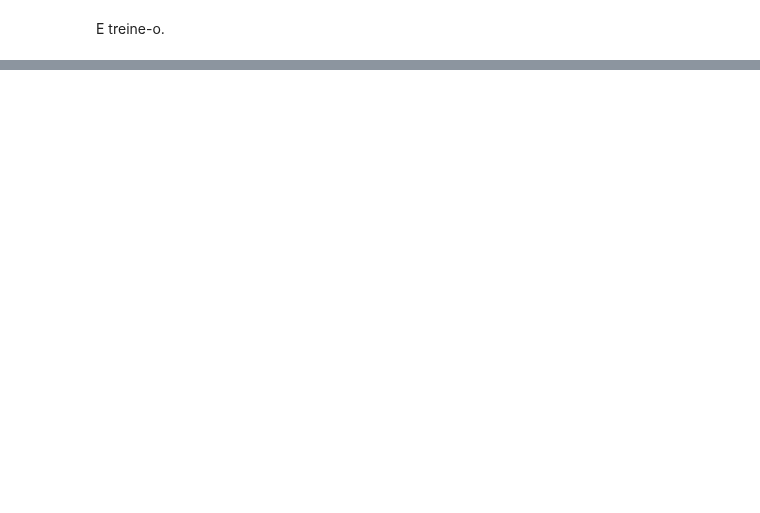
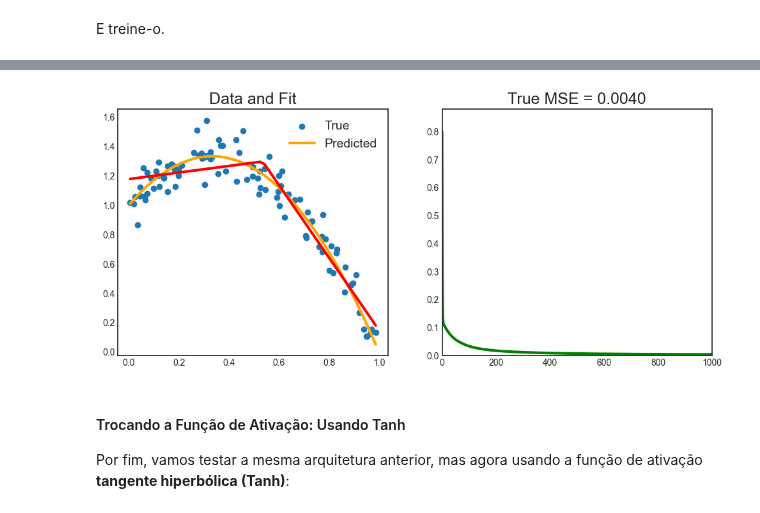
Before and after one commit to Daniel-Uhr/ComputationalEconomics_Notes, a Jupyter notebook: 15_NeuralNetworks.ipynb, the cells around one changed output, grey strips where cells are left out. Cells and saved outputs as stored; diff of their text form; code cells hidden in the pictures; blank space fills up the shorter version.

```diff
--- a/15_NeuralNetworks.ipynb
+++ b/15_NeuralNetworks.ipynb
@@ -884,9 +1162,4 @@ Vamos fazer uma rede menor.
 # %%
-# Relu Net
-relu_net2 = torch.nn.Sequential(
-    torch.nn.Linear(1, 4),
-    torch.nn.ReLU(),
-    torch.nn.Linear(4, 1)
-)
+relu_net2 = nn.Sequential(nn.Linear(1, 4), nn.ReLU(), nn.Linear(4, 1) )
 # %% [markdown]
 E treine-o.
@@ -1213,0 +1166,13 @@ Mas isso levanta questões relativas à estrutura. Como decidimos isso? Se a est
+# %%
+# Otimizador e Loss
+optimizer = torch.optim.SGD(relu_net2.parameters(), lr=LR)
+loss_func = nn.MSELoss()
+
+# Treinamento
+train_NN(x, y, y_true, relu_net2, optimizer, loss_func, EPOCHS)
+# %% [output]
+[figure, added]
+# %% [markdown]
+#### Trocando a Função de Ativação: Usando Tanh
+
+Por fim, vamos testar a mesma arquitetura anterior, mas agora usando a função de ativação **tangente hiperbólica (Tanh)**:
```
Also changed, not shown: parts of 203 cells of this notebook.
